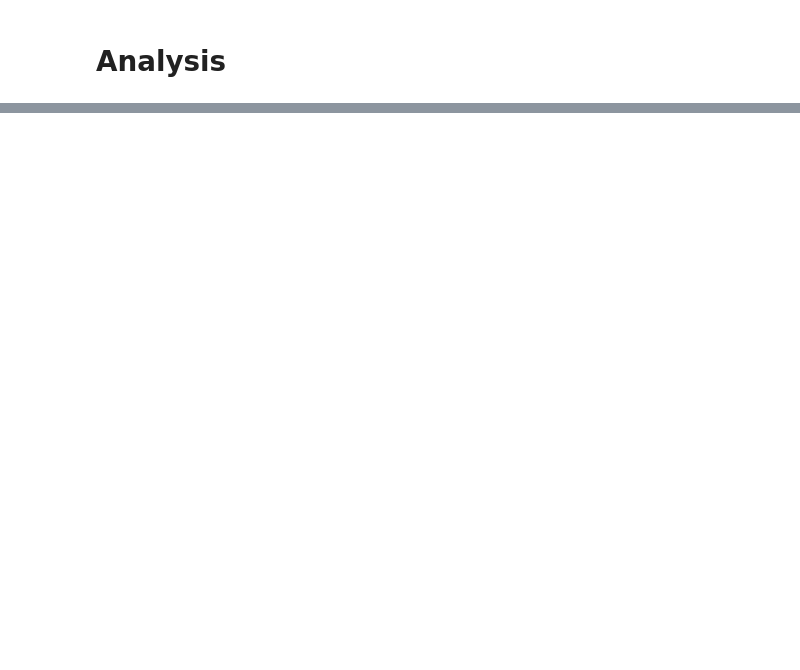
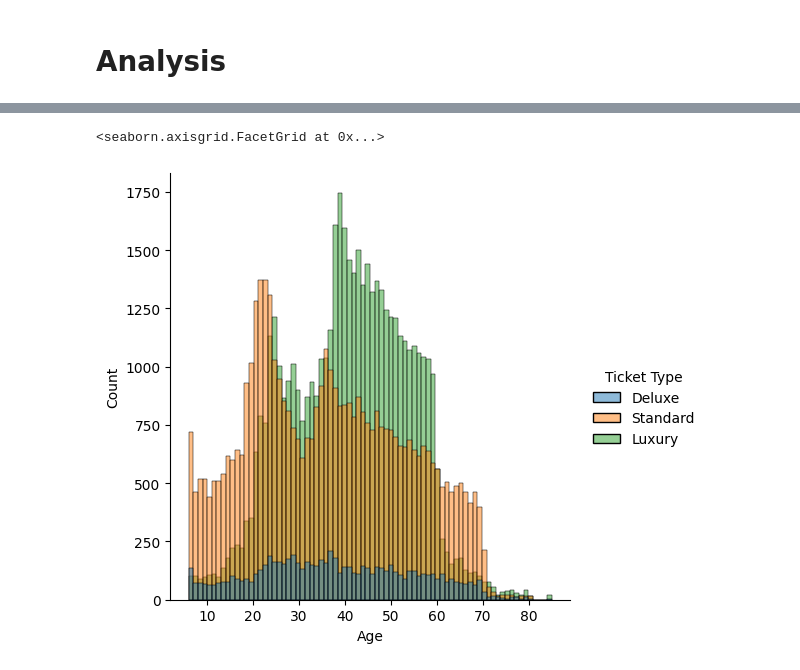
Before and after one commit to jaspereap/machine-learning-pipeline, a Jupyter notebook: eda.ipynb, the cells around one changed output, grey strips where cells are left out. Cells and saved outputs as stored; diff of their text form; code cells hidden in the pictures; blank space fills up the shorter version.

```diff
--- a/eda.ipynb
+++ b/eda.ipynb
@@ -550,0 +556,6 @@ Length: 77, dtype: int64
+# %%
+# Distinguish 'Ticket Type' from 'Age' histogram
+sns.displot(data=merged_data, kind='hist', x = 'Age', hue='Ticket Type')
+# %% [output]
+<seaborn.axisgrid.FacetGrid at 0x...>
+[figure, added]
```
Also changed, not shown: parts of 16 cells of this notebook.
